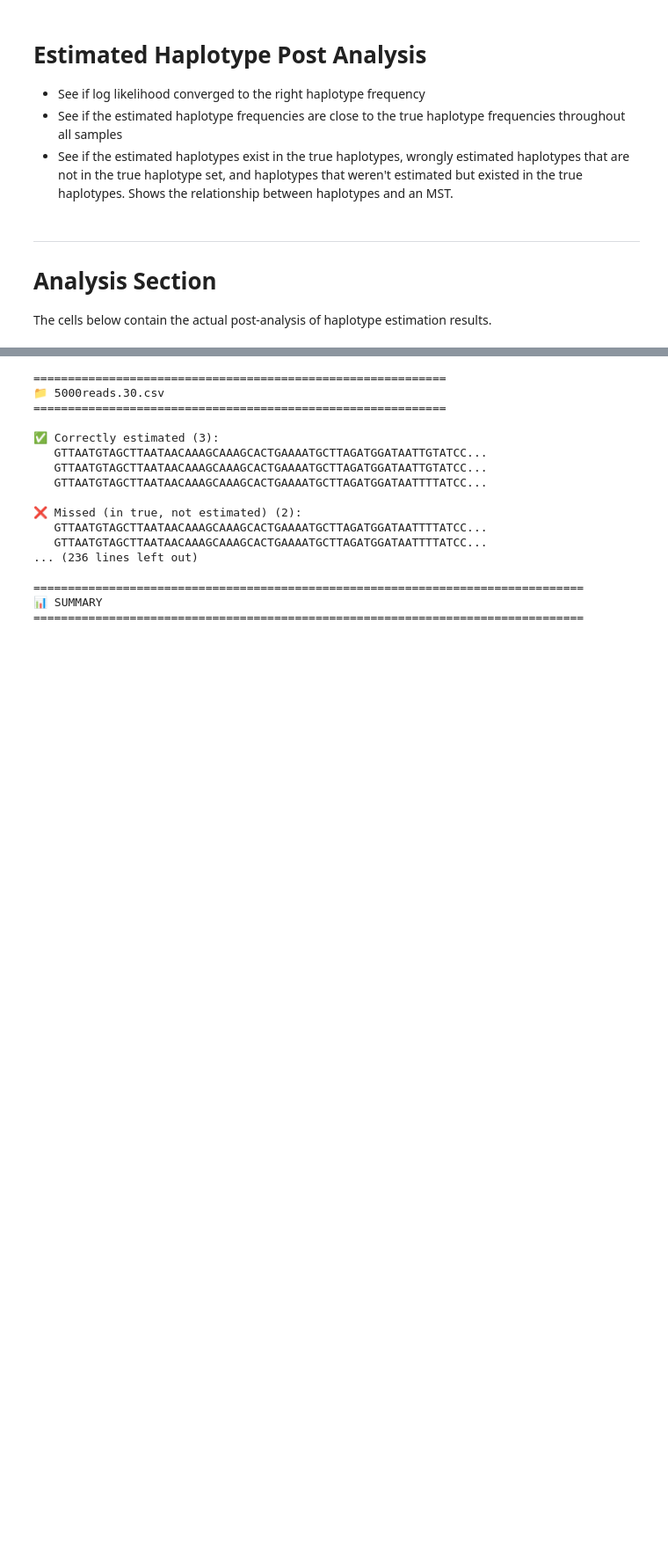
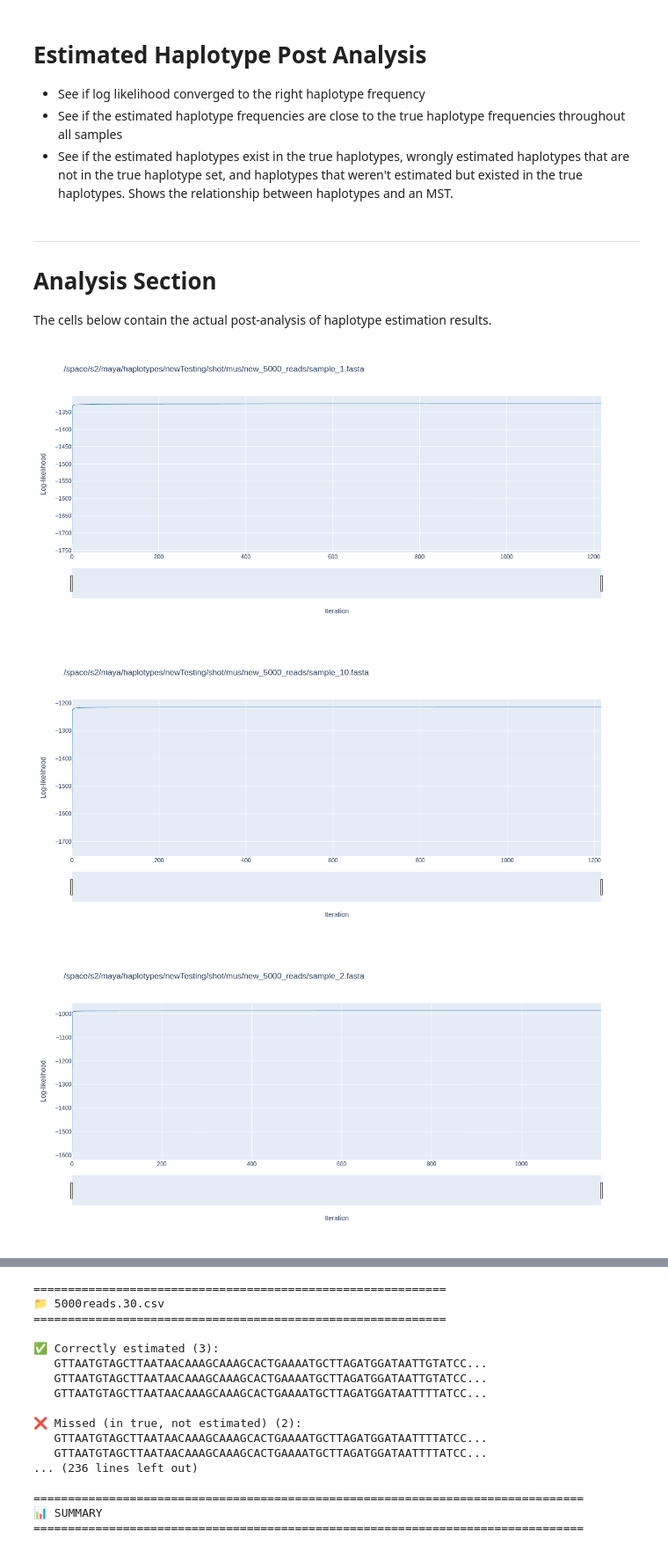
Before and after one commit to robinrheem/haplmate, a Jupyter notebook: analysis/haplotype_post_analysis.ipynb, the cells around one changed output, grey strips where cells are left out. Shown at 88% size. Saved outputs shown, nothing was run; the diff lists cells and outputs as text; code cells hidden in the pictures; blank space fills up the shorter version.

Commit message:
feat(analysis): SA runs and EM likelihood

```diff
--- a/analysis/haplotype_post_analysis.ipynb
+++ b/analysis/haplotype_post_analysis.ipynb
@@ -222,0 +477,17 @@ def plot_optimization_progress(
+# %%
+# EM log-likelihood: CSV with columns sample, iteration, log_likelihood (same as haplmate stderr between EM_LIKELIHOOD_START / EM_LIKELIHOOD_END).
+# To capture stderr:  your_haplmate_cmd ... 2> em_run.log
+# Then either parse_em_likelihood_from_log("em_run.log") and pass the DataFrame to plot_em_likelihood_traces(df), or save the CSV lines to em_likelihood.csv and pass the path.
+
+em_figs = plot_em_likelihood_traces("5000reads.em.csv")
+for fig in em_figs:
+    fig.show()
+
+# Or from a full log:
+# em_df = parse_em_likelihood_from_log("path/to/em_run.log")
+# for fig in plot_em_likelihood_traces(em_df):
+#     fig.show()
+# %% [output]
+[figure, added]
+[figure, added]
+[figure, added]
```
Also changed, not shown: parts of 3 cells of this notebook.
